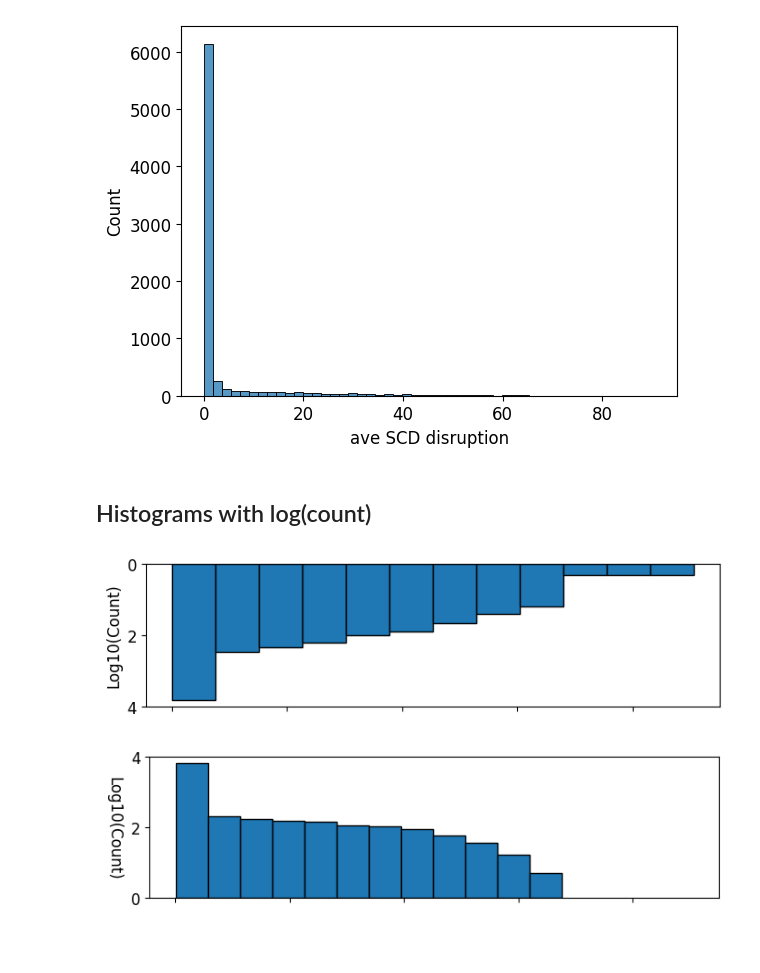
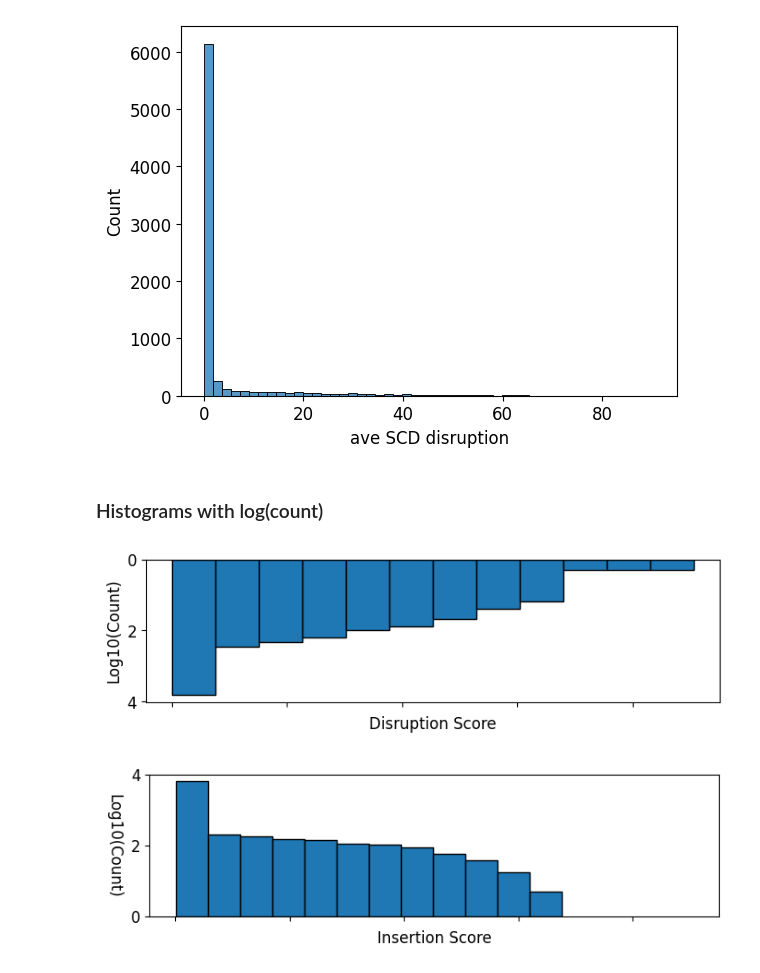
Before and after one commit to Fudenberg-Research-Group/akitaV2-analyses, a Jupyter notebook: experiments/virtual_insertion_singletons/analysis/insertion_disruption_correlation.ipynb, the cells around one changed output. Cells and saved outputs as stored; diff of their text form; code cells hidden in the pictures; blank space fills up the shorter version.

Commit message:
cleaning, linting, polishing notebooks - single insertion

```diff
--- a/experiments/virtual_insertion_singletons/analysis/insertion_disruption_correlation.ipynb
+++ b/experiments/virtual_insertion_singletons/analysis/insertion_disruption_correlation.ipynb
@@ -74,25 +75,25 @@ plt.xlabel(f"ave {stat_of_analysis_interest} disruption")
 Text(0.5, 0, 'ave SCD disruption')
 [figure]
 # %% [markdown]
-## Histograms with log(count)
+### Histograms with log(count)
 # %%
 d_counts, d_bin_edges = np.histogram(disruption_df[stat_of_analysis_interest], bins=12)
 d_log_counts = np.log10(d_counts)
 # %%
 fig, ax = plt.subplots(figsize=(8, 2))
 
 plt.bar(d_bin_edges[:-1], d_log_counts, width=np.diff(d_bin_edges), edgecolor="black", align="edge")
 ax.set_xlim(lims)
 
-# plt.xlabel("Disruption Score")
+plt.xlabel("Disruption Score")
 ax.invert_yaxis()
 plt.ylabel("Log10(Count)")
 ax.set_xticklabels([])
 
 # plt.savefig("./plots/disruption_score_log_count.pdf", format="pdf", bbox_inches="tight")
 plt.show()
 # %% [output]
-[figure, old version]
+[figure, new version]
 # %%
 i_counts, i_bin_edges = np.histogram(insertion_df[stat_of_analysis_interest], bins=12)
 i_log_counts = np.log10(i_counts)
@@ -104,11 +105,11 @@ plt.bar(i_bin_edges[:-1], i_log_counts, width=np.diff(i_bin_edges), edgecolor="b
 ax.set_xlim(lims)
 
 # # Add labels and title
-# plt.xlabel("Insertion Score")
+plt.xlabel("Insertion Score")
 ax.set_ylabel("Log10(Count)", rotation=270, labelpad=20)
 ax.set_xticklabels([])
 
 # plt.savefig("./plots/insertion_score_log_count.pdf", format="pdf", bbox_inches="tight")
 plt.show()
 # %% [output]
-[figure, old version]
+[figure, new version]
```
Also changed, not shown: parts of 6 cells of this notebook, 12 other files.
